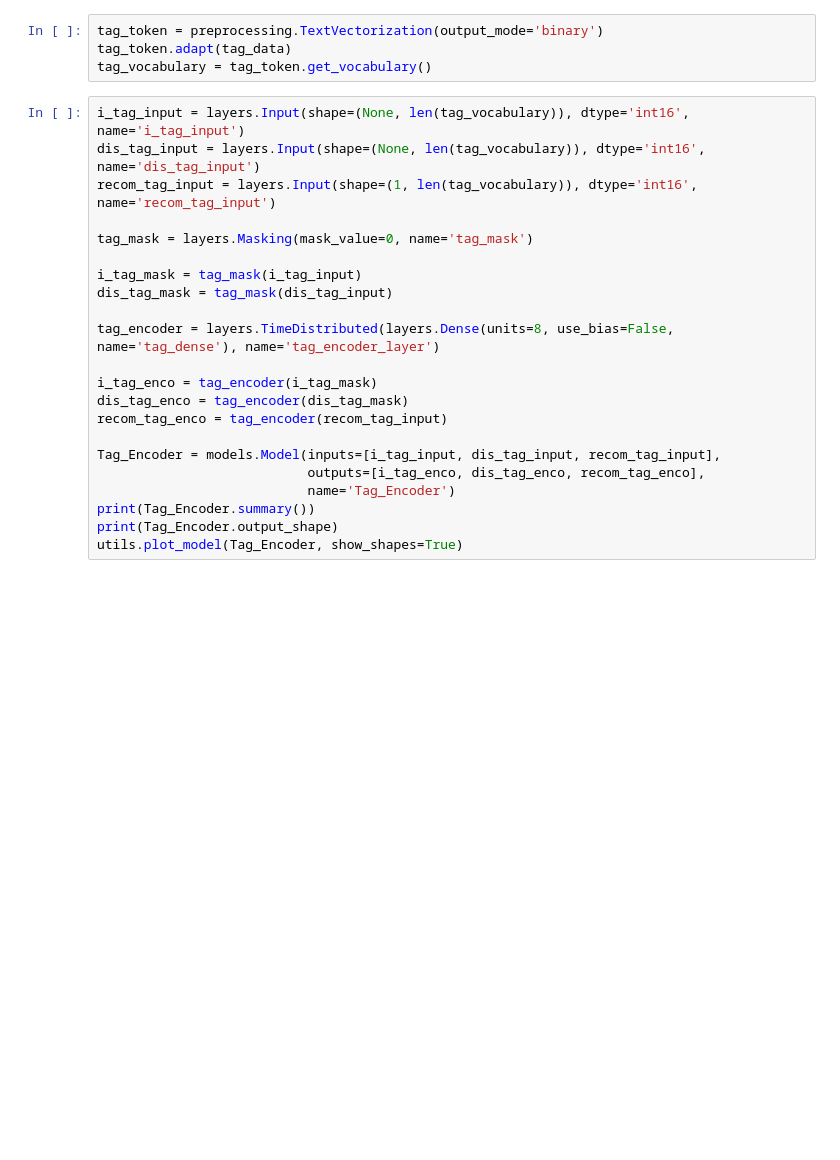
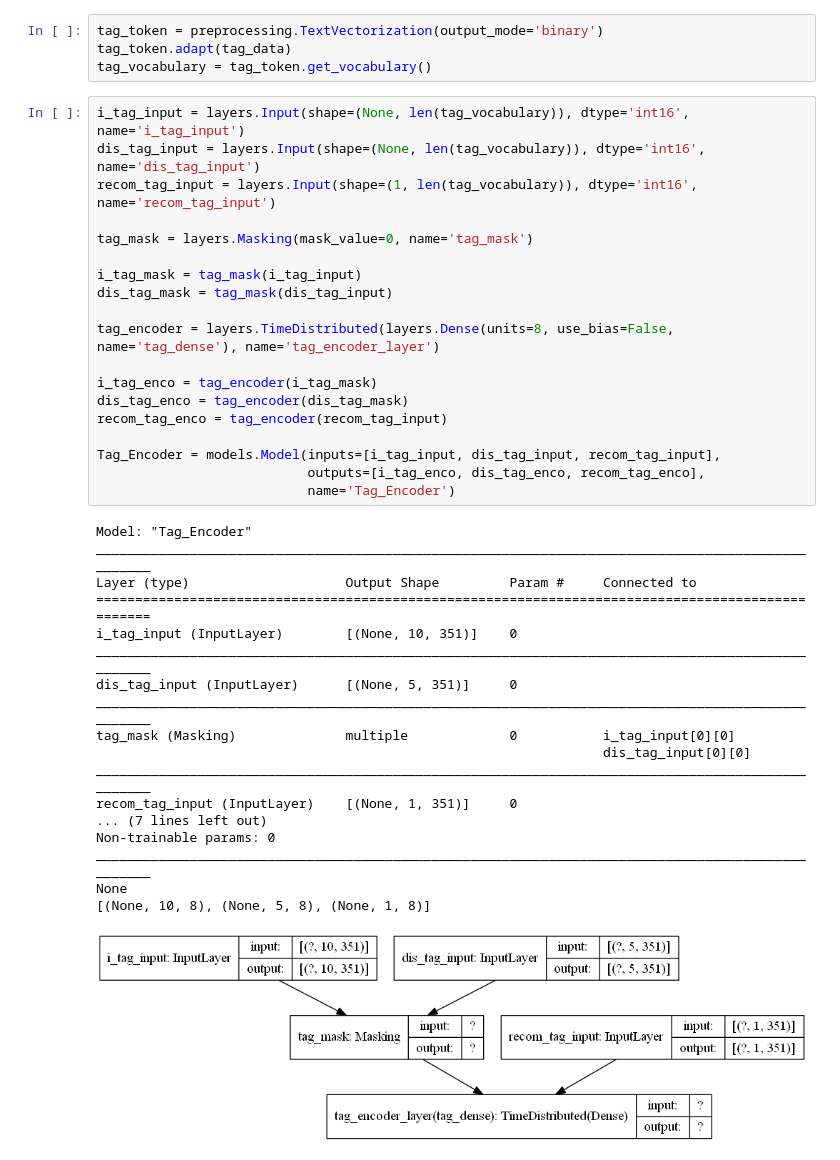
Before and after one commit to CxsGhost/DataScience_DL_ML_competitions, a Jupyter notebook: 2021微信带数据挑战赛/DIN/try.ipynb, the cells around one changed output. Drawn from its saved outputs; the diff is of its cells as text; blank space fills up the shorter version.

```diff
--- a/2021微信带数据挑战赛/DIN/try.ipynb
+++ b/2021微信带数据挑战赛/DIN/try.ipynb
@@ -119,25 +138,41 @@ tag_vocabulary = tag_token.get_vocabulary()
 # %%
 i_tag_input = layers.Input(shape=(None, len(tag_vocabulary)), dtype='int16', name='i_tag_input')
 dis_tag_input = layers.Input(shape=(None, len(tag_vocabulary)), dtype='int16', name='dis_tag_input')
 recom_tag_input = layers.Input(shape=(1, len(tag_vocabulary)), dtype='int16', name='recom_tag_input')
 
 tag_mask = layers.Masking(mask_value=0, name='tag_mask')
 
 i_tag_mask = tag_mask(i_tag_input)
 dis_tag_mask = tag_mask(dis_tag_input)
 
 tag_encoder = layers.TimeDistributed(layers.Dense(units=8, use_bias=False, name='tag_dense'), name='tag_encoder_layer')
 
 i_tag_enco = tag_encoder(i_tag_mask)
 dis_tag_enco = tag_encoder(dis_tag_mask)
 recom_tag_enco = tag_encoder(recom_tag_input)
 
 Tag_Encoder = models.Model(inputs=[i_tag_input, dis_tag_input, recom_tag_input],
                            outputs=[i_tag_enco, dis_tag_enco, recom_tag_enco],
                            name='Tag_Encoder')
-print(Tag_Encoder.summary())
-print(Tag_Encoder.output_shape)
-utils.plot_model(Tag_Encoder, show_shapes=True)
+# %% [output]
+Model: "Tag_Encoder"
+__________________________________________________________________________________________________
+Layer (type)                    Output Shape         Param #     Connected to
+==================================================================================================
+i_tag_input (InputLayer)        [(None, 10, 351)]    0
+__________________________________________________________________________________________________
+dis_tag_input (InputLayer)      [(None, 5, 351)]     0
+__________________________________________________________________________________________________
+tag_mask (Masking)              multiple             0           i_tag_input[0][0]
+                                                                 dis_tag_input[0][0]
+__________________________________________________________________________________________________
+recom_tag_input (InputLayer)    [(None, 1, 351)]     0
+... (7 lines left out)
+Non-trainable params: 0
+__________________________________________________________________________________________________
+None
+[(None, 10, 8), (None, 5, 8), (None, 1, 8)]
+[figure, added]
 # %%
 FEED_EMBEDDING_LEN = 512
 ifeed_emb_input = layers.Input(shape=(None, FEED_EMBEDDING_LEN), dtype='float32', name='ifeed_emb_input')
```
Also changed, not shown: parts of 10 cells of this notebook, 2 other files.
